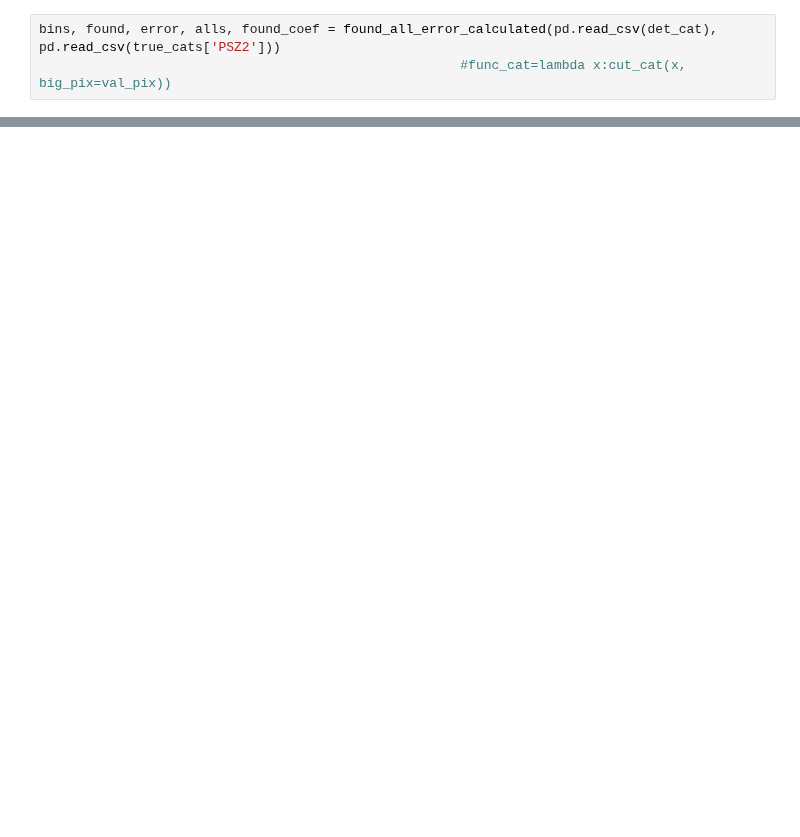
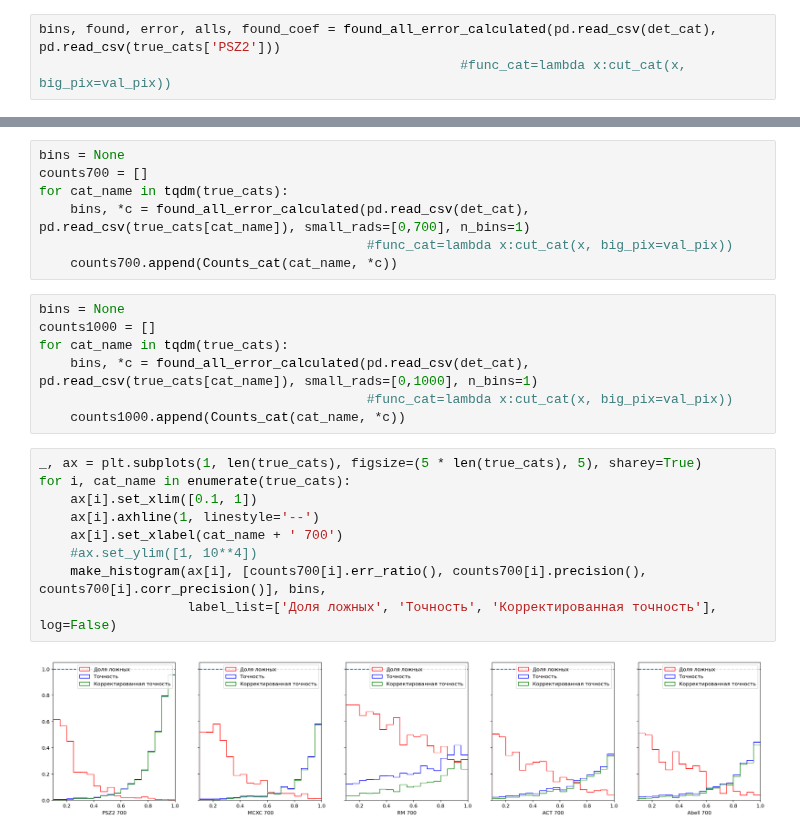
Before and after one commit to rt2122/data-segmentation-2, a Jupyter notebook: visualizations/red_blue.ipynb, the cells around one changed output, grey strips where cells are left out. Saved outputs shown, nothing was run; the diff lists cells and outputs as text; blank space fills up the shorter version.

```diff
--- a/visualizations/red_blue.ipynb
+++ b/visualizations/red_blue.ipynb
@@ -77,0 +120,25 @@ make_histogram(ax, [np.nan_to_num(error/found), np.nan_to_num(found * found_coef
+# %%
+bins = None
+counts700 = []
+for cat_name in tqdm(true_cats):
+    bins, *c = found_all_error_calculated(pd.read_csv(det_cat), pd.read_csv(true_cats[cat_name]), small_rads=[0,700], n_bins=1)
+                                          #func_cat=lambda x:cut_cat(x, big_pix=val_pix))
+    counts700.append(Counts_cat(cat_name, *c))
+# %%
+bins = None
+counts1000 = []
+for cat_name in tqdm(true_cats):
+    bins, *c = found_all_error_calculated(pd.read_csv(det_cat), pd.read_csv(true_cats[cat_name]), small_rads=[0,1000], n_bins=1)
+                                          #func_cat=lambda x:cut_cat(x, big_pix=val_pix))
+    counts1000.append(Counts_cat(cat_name, *c))
+# %%
+_, ax = plt.subplots(1, len(true_cats), figsize=(5 * len(true_cats), 5), sharey=True)
+for i, cat_name in enumerate(true_cats):
+    ax[i].set_xlim([0.1, 1])
+    ax[i].axhline(1, linestyle='--')
+    ax[i].set_xlabel(cat_name + ' 700')
+    #ax.set_ylim([1, 10**4])
+    make_histogram(ax[i], [counts700[i].err_ratio(), counts700[i].precision(), counts700[i].corr_precision()], bins,
+                   label_list=['Доля ложных', 'Точность', 'Корректированная точность'], log=False)
+# %% [output]
+[figure, added]
```
Also changed, not shown: parts of 8 cells of this notebook, 4 other files.
